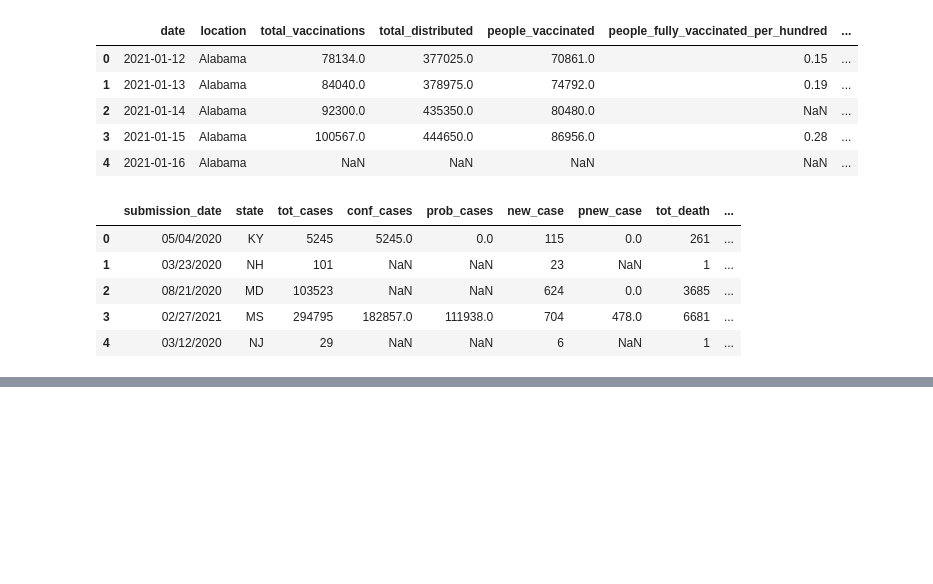
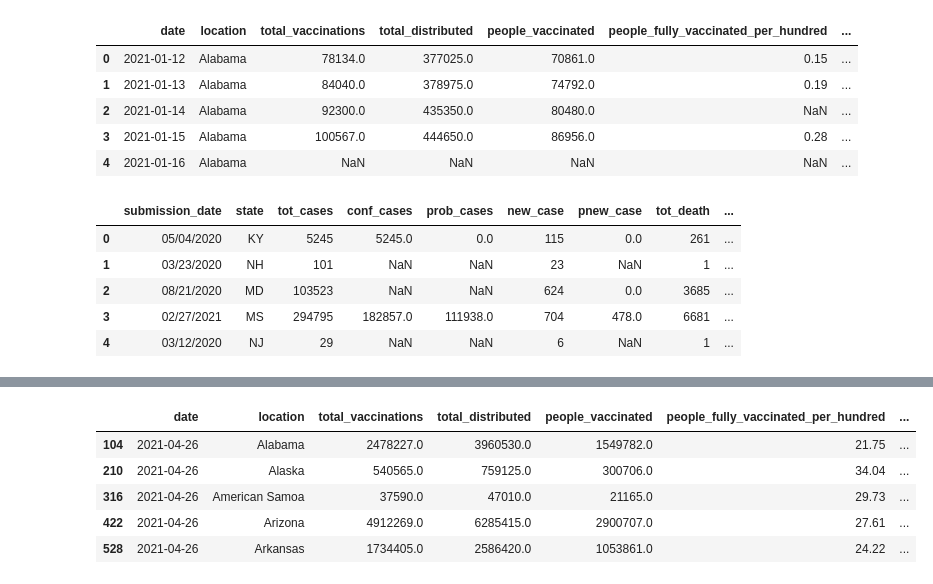
Before and after one commit to benjaminharkins/ETL, a Jupyter notebook: ETL_Project.ipynb, the cells around one changed output, grey strips where cells are left out. Saved outputs shown, nothing was run; the diff lists cells and outputs as text; code cells hidden in the pictures; blank space fills up the shorter version.

```diff
--- a/ETL_Project.ipynb
+++ b/ETL_Project.ipynb
@@ -49,0 +118,11 @@ print(cdc_data_json_df)
+# %%
+#filtering based on most current date from file
+state_vaccine_data_df = state_vaccine_data_df[state_vaccine_data_df["date"] == "2021-04-26"]
+state_vaccine_data_df.head()
+# %% [output]
+|  | date | location | total_vaccinations | total_distributed | people_vaccinated | people_fully_vaccinated_per_hundred | ... |
+| 104 | 2021-04-26 | Alabama | 2478227.0 | 3960530.0 | 1549782.0 | 21.75 | ... |
+| 210 | 2021-04-26 | Alaska | 540565.0 | 759125.0 | 300706.0 | 34.04 | ... |
+| 316 | 2021-04-26 | American Samoa | 37590.0 | 47010.0 | 21165.0 | 29.73 | ... |
+| 422 | 2021-04-26 | Arizona | 4912269.0 | 6285415.0 | 2900707.0 | 27.61 | ... |
+| 528 | 2021-04-26 | Arkansas | 1734405.0 | 2586420.0 | 1053861.0 | 24.22 | ... |
```
Also changed, not shown: parts of 9 cells of this notebook.
